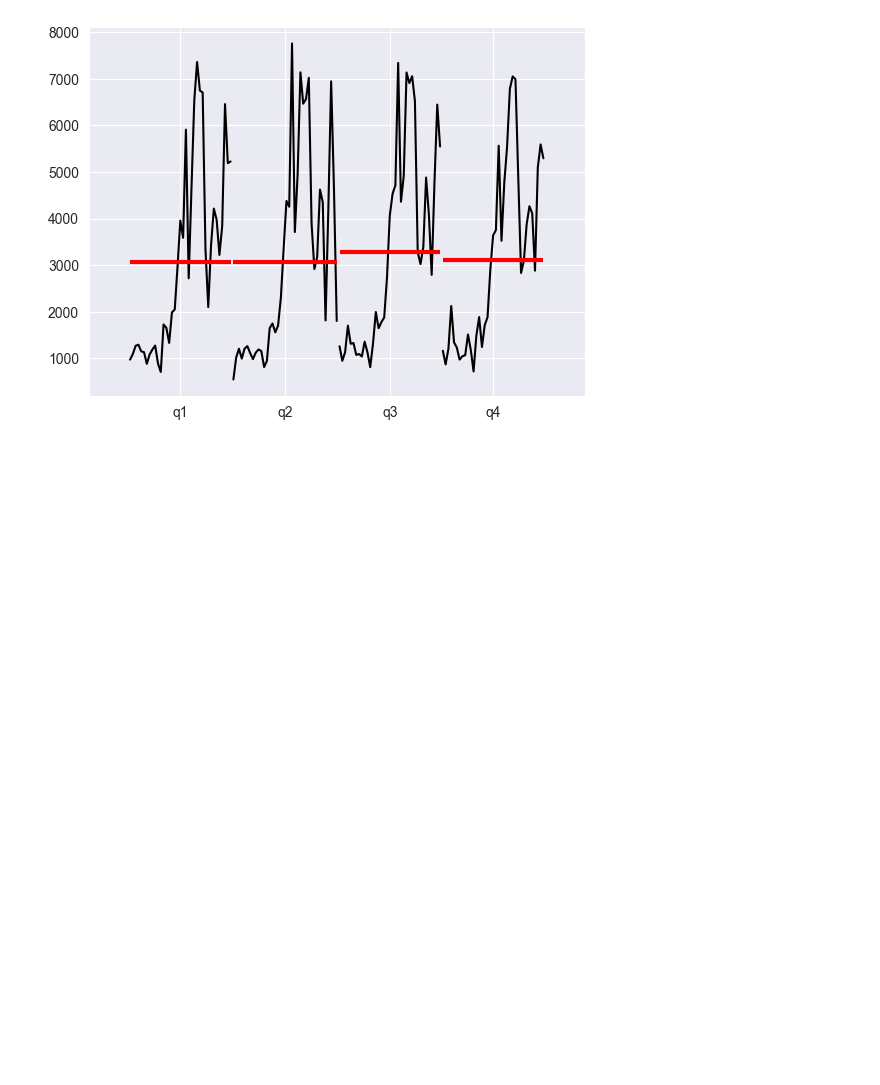
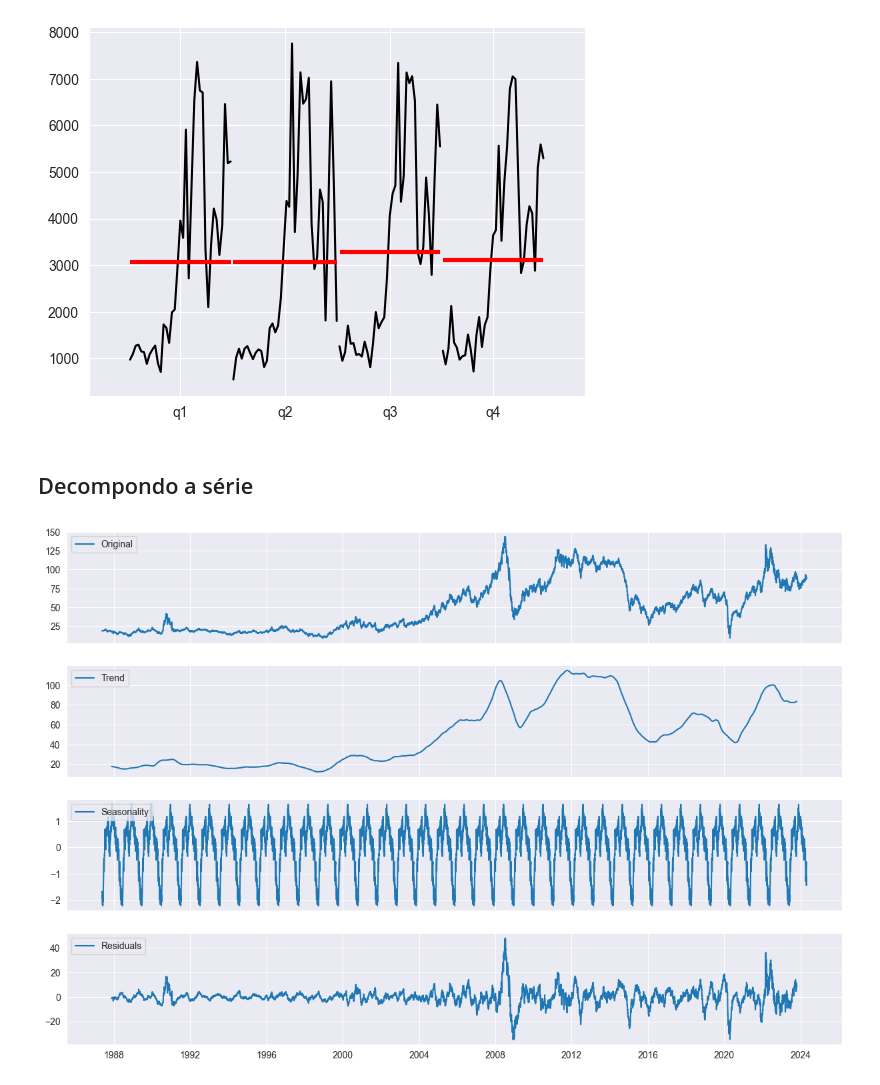
Before and after one commit to giulianafernandes/tech_challenge-oil_forecasting, a Jupyter notebook: oil_forecasting.ipynb, the cells around one changed output. Saved outputs shown, nothing was run; the diff lists cells and outputs as text; code cells hidden in the pictures; blank space fills up the shorter version.

```diff
--- a/oil_forecasting.ipynb
+++ b/oil_forecasting.ipynb
@@ -271,3 +271,5 @@ plot_mensal = month_plot(preco_mensal)
 plot_trimestral = quarter_plot(preco_trimestral)
 # %% [output]
 [figure]
+# %% [markdown]
+## Decompondo a série
@@ -273,0 +278,24 @@ plot_trimestral = quarter_plot(preco_trimestral)
+# %%
+ss_decomposition = seasonal_decompose(dados, model='additive', period=261)
+
+tendencia_estimada = ss_decomposition.trend
+sazonalidade_estimada = ss_decomposition.seasonal
+residuo_estimado = ss_decomposition.resid
+# %%
+fig, axes = plt.subplots(4, 1, sharex=True, sharey=False)
+fig.set_figheight(10)
+fig.set_figwidth(15)
+
+axes[0].plot(dados, label='Original')
+axes[0].legend(loc='upper left');
+
+axes[1].plot(tendencia_estimada, label='Trend')
+axes[1].legend(loc='upper left');
+
+axes[2].plot(sazonalidade_estimada, label='Seasonality')
+axes[2].legend(loc='upper left');
+
+axes[3].plot(residuo_estimado, label='Residuals')
+axes[3].legend(loc='upper left');
+# %% [output]
+[figure, added]
```
Also changed, not shown: parts of 70 cells of this notebook.
